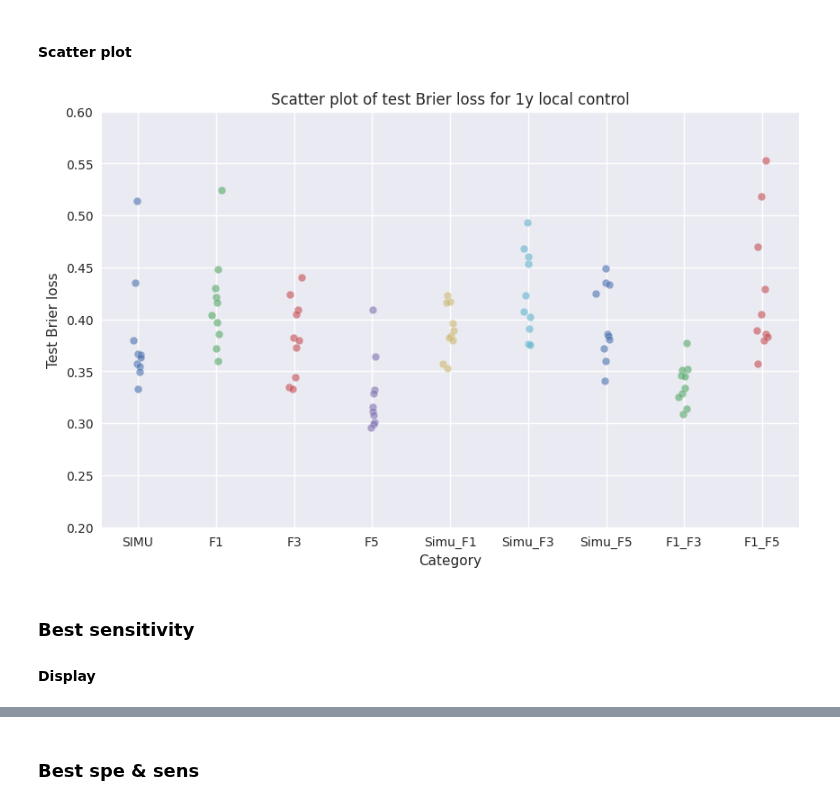
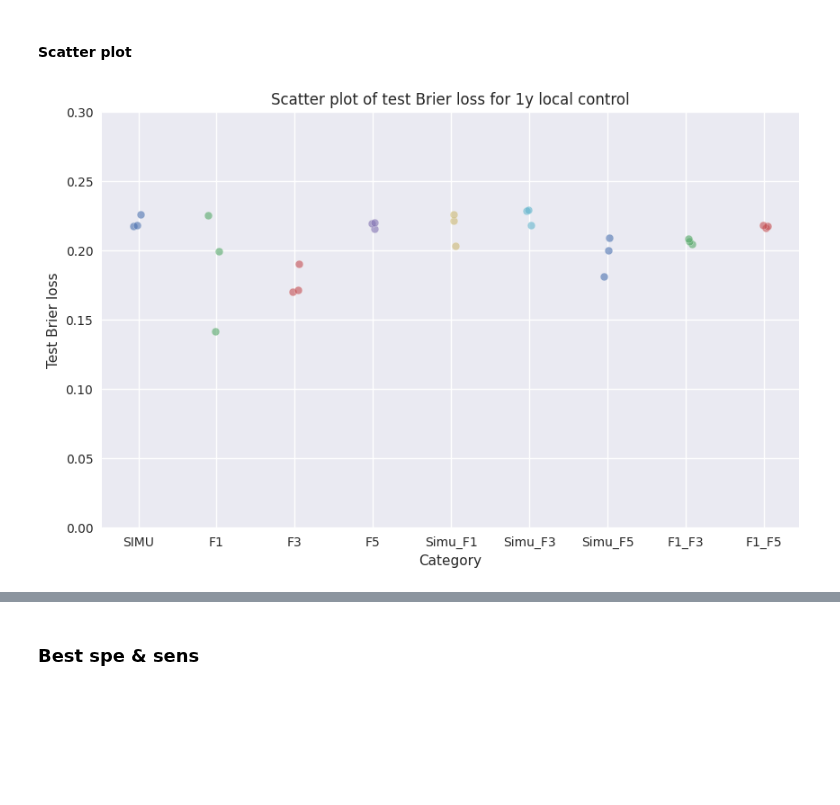
Before and after one commit to ftach/delta-rad, a Jupyter notebook: madrid_study/6_test_models.ipynb, the cells around one changed output, grey strips where cells are left out. Saved outputs shown, nothing was run; the diff lists cells and outputs as text; code cells hidden in the pictures; blank space fills up the shorter version.

Commit message:
find little difference in number of clusters and one in radiomic values but only for tables

```diff
--- a/madrid_study/6_test_models.ipynb
+++ b/madrid_study/6_test_models.ipynb
@@ -57,7 +57,7 @@ madrid_results_file = '/home/tachennf/Documents/delta-rad/madrid_study/json_resu
 # %%
 delta_rad_tables = params['paths']['delta_rad_tables']
 outcomes_list = ['one_year_local_control_status']
-feat_sel_algo_list = params['parameters']['feat_sel_algo_list']
+feat_sel_algo_list = ['ANOVA_K_BEST', 'RF']
 pred_algo_list = params['parameters']['pred_algo_list']
 max_features = params['parameters']['max_features']
 smote = params['parameters']['smote']
@@ -144,6 +144,7 @@ for table in delta_rad_tables:
                     optimal_threshold, train_auc, train_brier_loss = train.compute_opt_threshold(loaded_model, X_filtered_icm, y_icm) # compute optimal threshold based on train set results
                     brier_loss, brier_loss_ci, test_auc, test_auc_ci, sensitivity, sensitivity_ci, specificity, specificity_ci = test.compute_test_metrics(loaded_model, X_filtered_madrid, y_madrid, optimal_threshold) # compute test metrics on Madrid data
                     results = test.save_results(results, table, fs_algo, pred_algo, outcome, sel_features_madrid, train_auc, train_brier_loss, test_auc, sensitivity, specificity, brier_loss, test_auc_ci, sensitivity_ci, specificity_ci, brier_loss_ci) # save metrics
+                    results[table][fs_algo][pred_algo][outcome][nb_features]['features'] = sel_features_madrid
 
 
 results_ser = dataset.convert_to_list(results)
@@ -367,7 +388,7 @@ plt.show()
 ### Best test brier loss
 #### Display
 # %%
-top_results = analysis_functions.get_top_results(results, delta_rad_tables, feat_sel_algo_list, pred_algo_list, outcome, metric='test_brier_loss', k = 10)
-analysis_functions.print_top_results(top_results, metric='test_brier_loss')
+top_results = analysis_functions.get_top_results(results, delta_rad_tables, feat_sel_algo_list, pred_algo_list, outcome, metric='test_brier_loss', k = 3)
+analysis_functions.print_top_results(top_results, metric='test_brier_loss', k = 3)
 # %% [output]
 Table: simu_gtv.csv
@@ -402,20 +412,18 @@ _ = plt.xticks(range(1, len(delta_rad_tables) + 1), nice_tables)
 #### Scatter plot
 # %%
 plt.figure(figsize=(10, 6))
+data = analysis_functions.get_top_results_to_plot(top_results)
 
 # Add jitter to the x-axis positions for better visualization
 for i, (category, values) in enumerate(data.items()):
     x = np.random.normal(i + 1, 0.04, size=len(values))  # Adding jitter
     plt.scatter(x, values, alpha=0.6, edgecolors='w', s=40)
 
 plt.title(f'Scatter plot of test Brier loss for 1y local control')
-plt.ylim([0.2, 0.6])
+plt.ylim([0, 0.3])
 plt.xticks(range(1, len(data) + 1), nice_tables)
 plt.xlabel('Category')
 plt.ylabel('Test Brier loss')
 plt.show()
 # %% [output]
-[figure, old version]
+[figure, new version]
-# %% [markdown]
-### Best sensitivity
-#### Display
```
Also changed, not shown: parts of 43 cells of this notebook, 8 other files.
